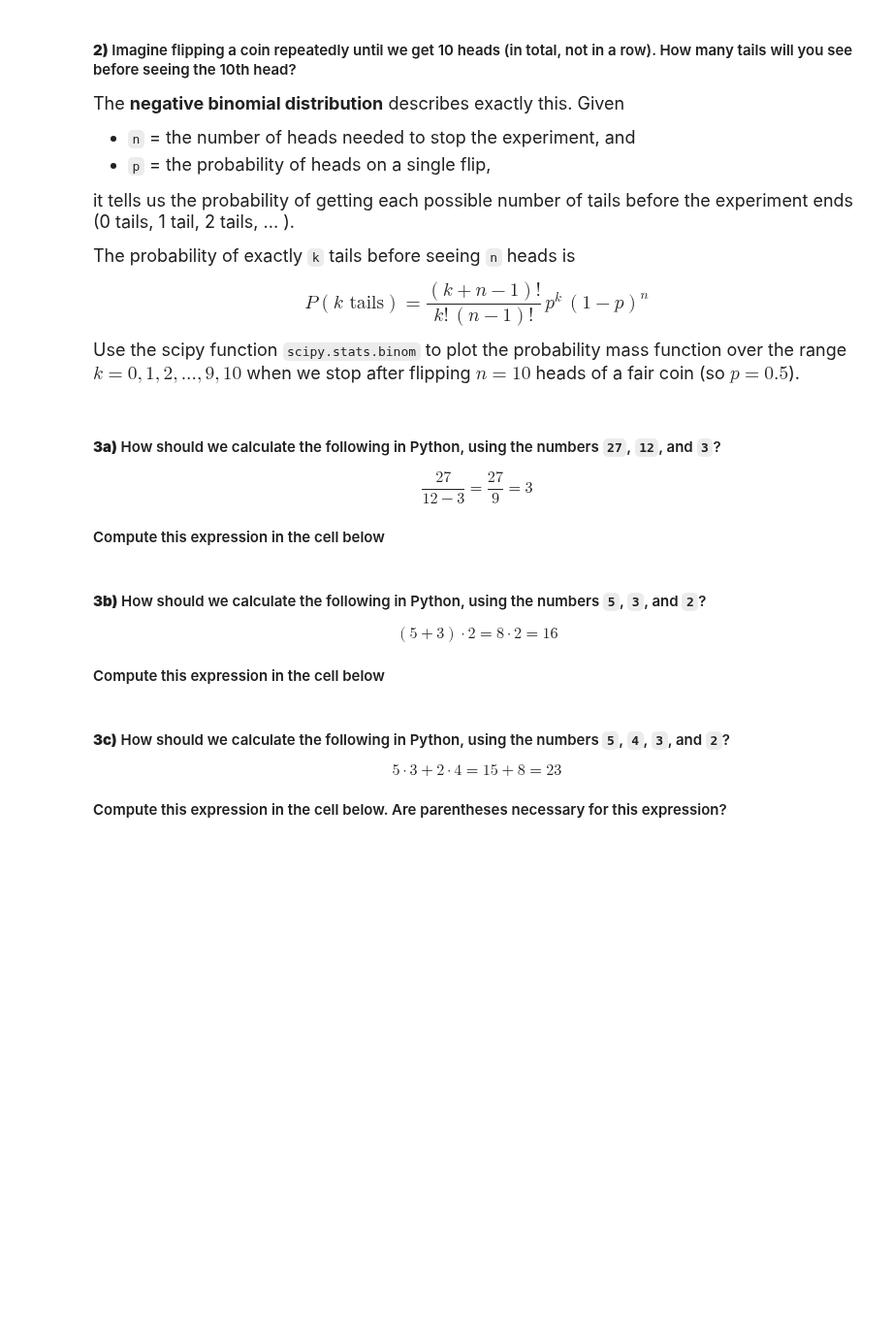
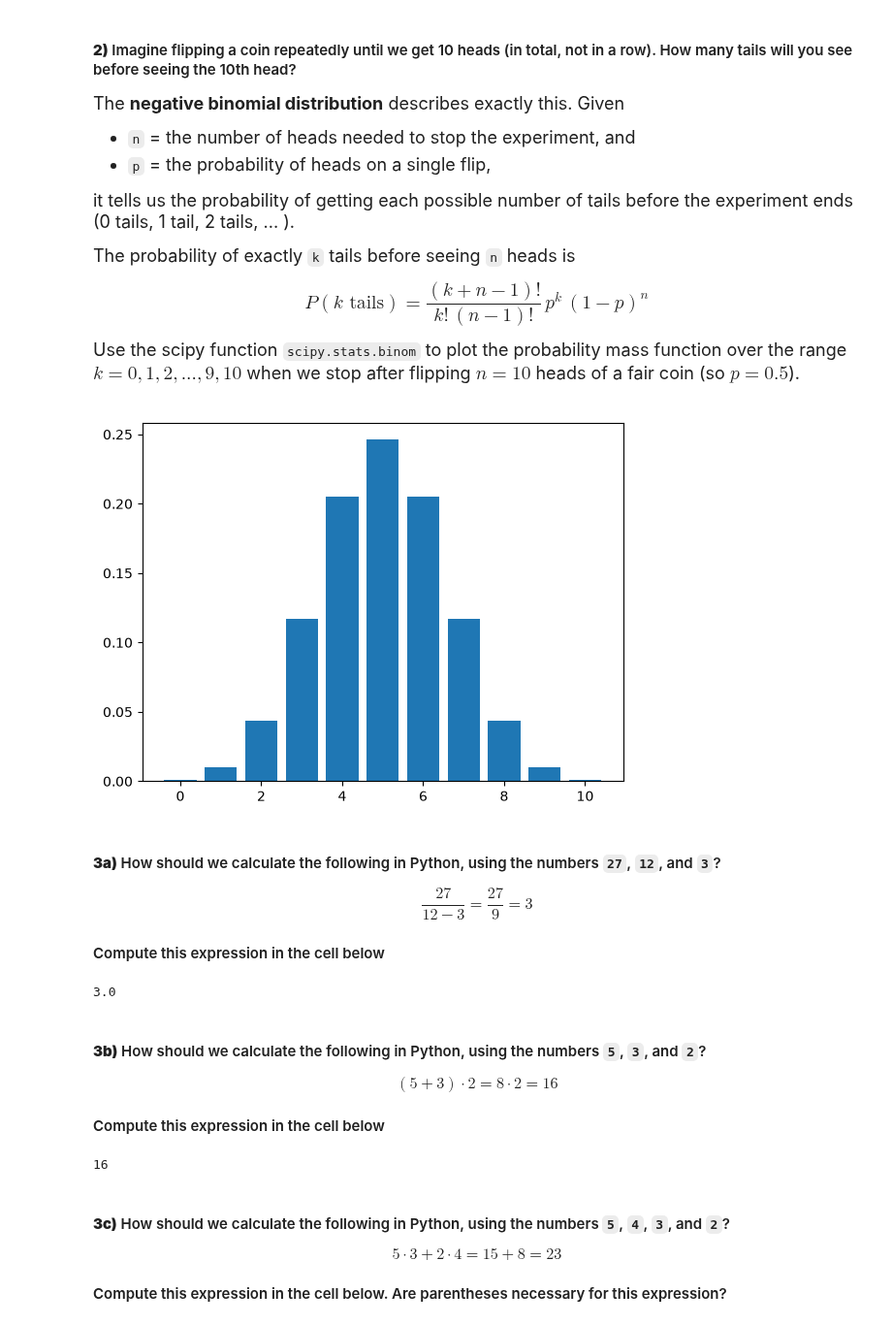
Before and after one commit to ylang100/datasci185fall2026, a Jupyter notebook: Lecture_05_Libraries_and_Specialized_Functions/Lecture5 copy.ipynb, the cells around one changed output. Shown at 97% size. Drawn from its saved outputs; the diff is of its cells as text; code cells hidden in the pictures; blank space fills up the shorter version.

```diff
--- a/Lecture_05_Libraries_and_Specialized_Functions/Lecture5 copy.ipynb
+++ b/Lecture_05_Libraries_and_Specialized_Functions/Lecture5 copy.ipynb
@@ -549,3 +638,14 @@ Use the scipy function `scipy.stats.binom` to plot the probability mass function
+# %%
+# Your code here
+
+possible_heads = [0,1,2,3,4,5,6,7,8,9,10]
+pmf_vals = stats.binom.pmf(possible_heads, 10, 0.5)
+
+
+plt.bar(possible_heads, pmf_vals)
+plt.show()
+# %% [output]
+[figure, added]
 # %% [markdown]
 #### **3a)** How should we calculate the following in Python, using the numbers `27`, `12`, and `3`?
 
@@ -555,6 +655,11 @@ $$ \frac{27}{12 - 3} = \frac{27}{9} = 3$$
 # %%
 # Calculate the expression above using the numbers 27, 12, 3
 # Print the value -- you should get the number 3
+
+number = 27/(12-3)
+print(number)
+# %% [output]
+3.0
 # %% [markdown]
 #### **3b)** How should we calculate the following in Python, using the numbers `5`, `3`, and `2`?
 
@@ -564,6 +669,11 @@ $$ (5 + 3)\cdot 2 = 8 \cdot 2 = 16$$
 # %%
 # Calculate the expression above using the numbers 5, 3, 2
 # Print the value -- you should get the number 16
+
+number = (5+3)*2
+print(number)
+# %% [output]
+16
 # %% [markdown]
 #### **3c)** How should we calculate the following in Python, using the numbers `5`, `4`, `3`, and `2`?
 
```
Also changed, not shown: parts of 27 cells of this notebook, 3 other files.
